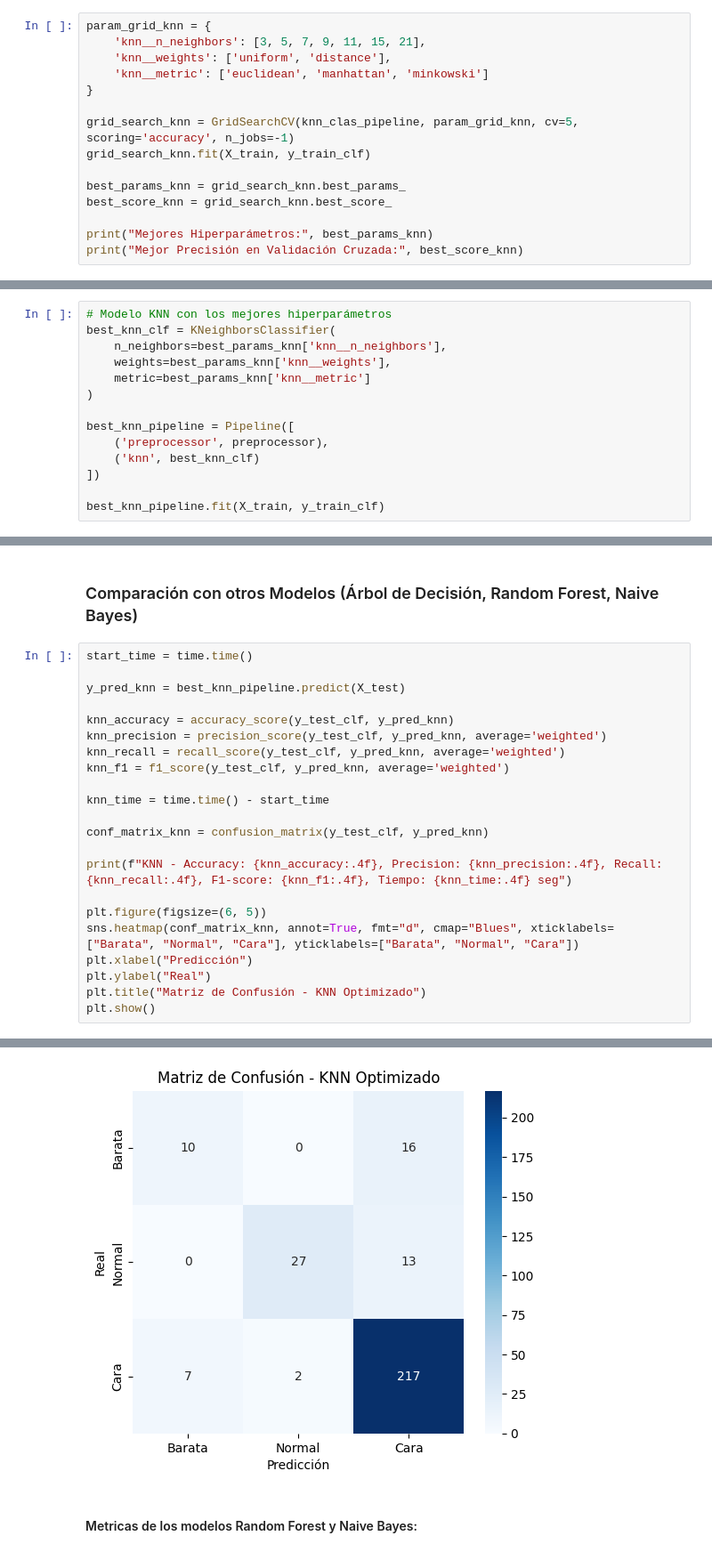
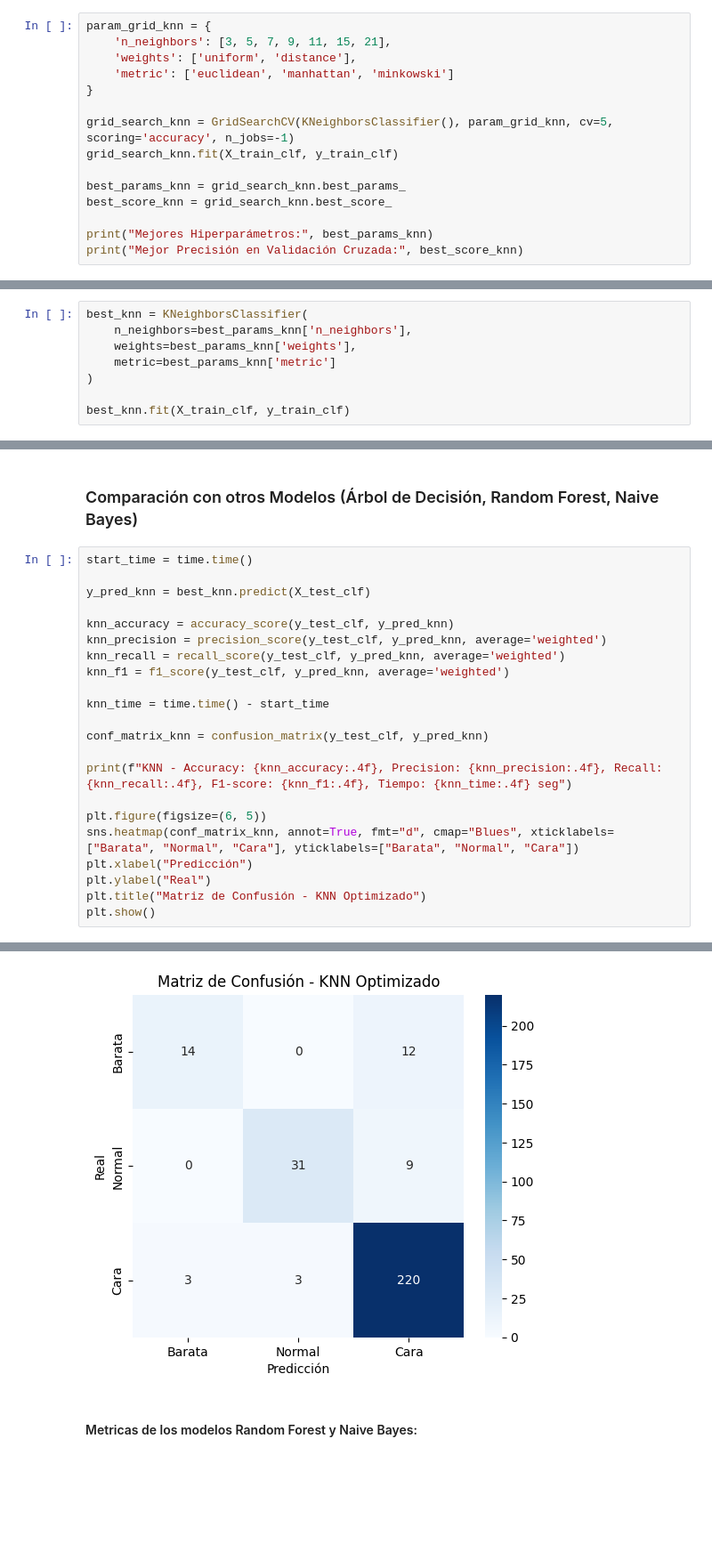
Before and after one commit to DiegoGarV/HT6-DM, a Jupyter notebook: knn.ipynb, the cells around one changed output, grey strips where cells are left out. Shown at 89% size. Cells and saved outputs as stored; diff of their text form; blank space fills up the shorter version.

```diff
--- a/knn.ipynb
+++ b/knn.ipynb
@@ -393,13 +418,13 @@ ANALISIS
 #### Optimización de Hiperparámetros para Mejorar KNN
 # %%
 param_grid_knn = {
-    'knn__n_neighbors': [3, 5, 7, 9, 11, 15, 21],
-    'knn__weights': ['uniform', 'distance'],
-    'knn__metric': ['euclidean', 'manhattan', 'minkowski']
+    'n_neighbors': [3, 5, 7, 9, 11, 15, 21],
+    'weights': ['uniform', 'distance'],
+    'metric': ['euclidean', 'manhattan', 'minkowski']
 }
 
-grid_search_knn = GridSearchCV(knn_clas_pipeline, param_grid_knn, cv=5, scoring='accuracy', n_jobs=-1)
-grid_search_knn.fit(X_train, y_train_clf)
+grid_search_knn = GridSearchCV(KNeighborsClassifier(), param_grid_knn, cv=5, scoring='accuracy', n_jobs=-1)
+grid_search_knn.fit(X_train_clf, y_train_clf)
 
 best_params_knn = grid_search_knn.best_params_
 best_score_knn = grid_search_knn.best_score_
@@ -419,14 +436,0 @@ Mejor Precisión en Validación Cruzada: 0.8869703972708264
-# %%
-# Modelo KNN con los mejores hiperparámetros
-best_knn_clf = KNeighborsClassifier(
-    n_neighbors=best_params_knn['knn__n_neighbors'],
-    weights=best_params_knn['knn__weights'],
-    metric=best_params_knn['knn__metric']
-)
-
-best_knn_pipeline = Pipeline([
-    ('preprocessor', preprocessor),
-    ('knn', best_knn_clf)
-])
-
-best_knn_pipeline.fit(X_train, y_train_clf)
@@ -450,0 +437,8 @@ Pipeline(steps=[('preprocessor',
+# %%
+best_knn = KNeighborsClassifier(
+    n_neighbors=best_params_knn['n_neighbors'],
+    weights=best_params_knn['weights'],
+    metric=best_params_knn['metric']
+)
+
+best_knn.fit(X_train_clf, y_train_clf)
@@ -453,7 +466,7 @@ Pipeline(steps=[('preprocessor',
 # %%
 start_time = time.time()
 
-y_pred_knn = best_knn_pipeline.predict(X_test)
+y_pred_knn = best_knn.predict(X_test_clf)
 
 knn_accuracy = accuracy_score(y_test_clf, y_pred_knn)
 knn_precision = precision_score(y_test_clf, y_pred_knn, average='weighted')
@@ -477,4 +490,4 @@ KNN - Accuracy: 0.8699, Precision: 0.8626, Recall: 0.8699, F1-score: 0.8603, Tie
-[figure, old version]
+[figure, new version]
 # %% [markdown]
 #### Metricas de los modelos Random Forest y Naive Bayes:
 - ![image.png](attachment:image.png)
```
Also changed, not shown: parts of 17 cells of this notebook.
